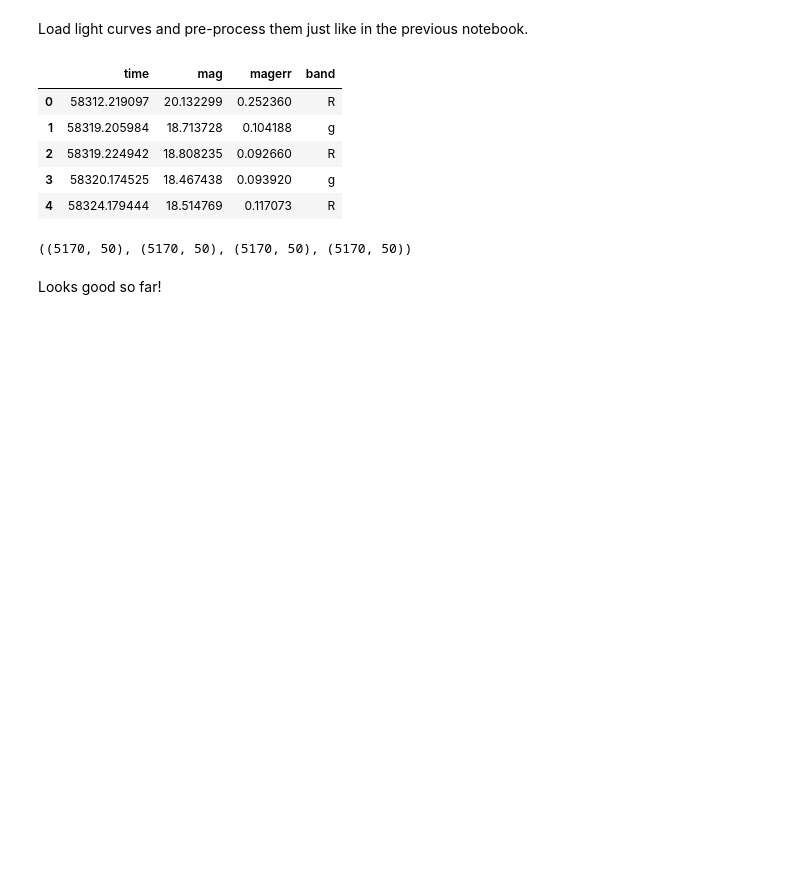
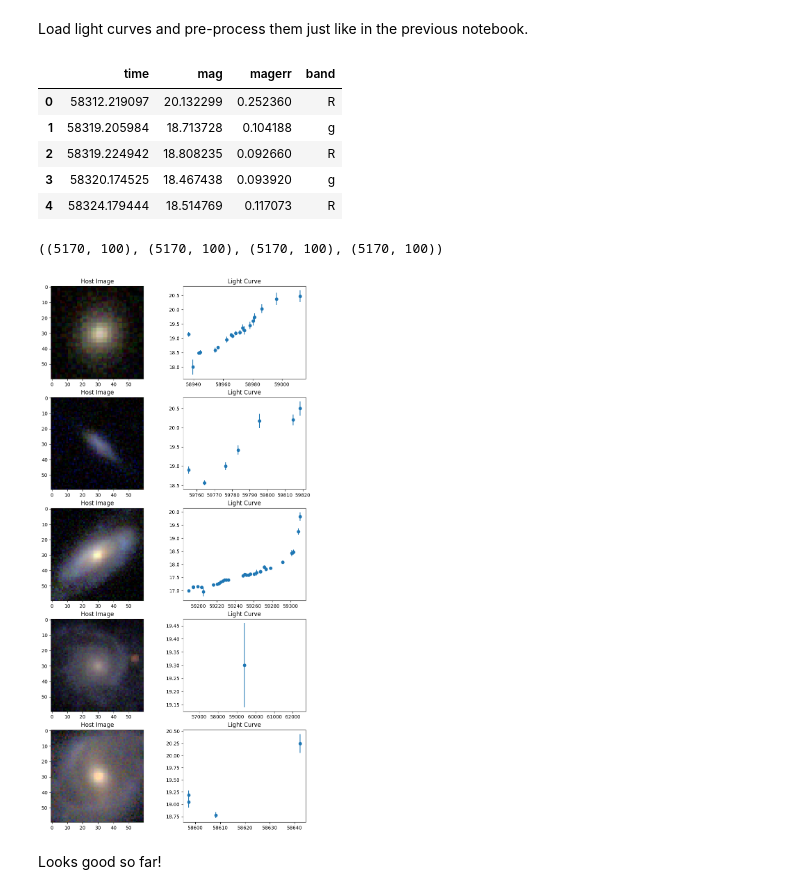
Before and after one commit to ThomasHelfer/multimodal-supernovae, a Jupyter notebook: multimodal_ssl/notebooks/03_aligning_representations.ipynb, the cells around one changed output. Drawn from its saved outputs; the diff is of its cells as text; code cells hidden in the pictures; blank space fills up the shorter version.

```diff
--- a/multimodal_ssl/notebooks/03_aligning_representations.ipynb
+++ b/multimodal_ssl/notebooks/03_aligning_representations.ipynb
@@ -59,7 +69,7 @@ light_curve_df.head()
 | 4 | 58324.179444 | 18.514769 | 0.117073 | R |
 # %%
 band = 'R'
-n_max_obs = 50
+n_max_obs = 100
 
 lightcurve_files = os.listdir(dir_light_curves)
 
@@ -94,9 +104,9 @@ for filename in tqdm(lightcurve_files):
             mask_list.append(mask)
 
             # Pad the arrays with zeros
-            time = np.pad(df_band['mag'], (0, n_max_obs - len(df_band['mag'])), 'constant')
-            mag = np.pad(df_band['magerr'], (0, n_max_obs - len(df_band['magerr'])), 'constant')
-            magerr = np.pad(df_band['time'], (0, n_max_obs - len(df_band['time'])), 'constant')
+            time = np.pad(df_band['time'], (0, n_max_obs - len(df_band['time'])), 'constant')
+            mag = np.pad(df_band['mag'], (0, n_max_obs - len(df_band['mag'])), 'constant')
+            magerr = np.pad(df_band['magerr'], (0, n_max_obs - len(df_band['magerr'])), 'constant')
 
         time_list.append(time)
         mag_list.append(mag)
@@ -110,7 +120,20 @@ mask_ary = np.array(mask_list)
 # Inspect shapes
 time_ary.shape, mag_ary.shape, magerr_ary.shape, mask_ary.shape
 # %% [output]
-((5170, 50), (5170, 50), (5170, 50), (5170, 50))
+((5170, 100), (5170, 100), (5170, 100), (5170, 100))
+# %%
+# Plot some corresponding light curves and host images (in two columns)
+n_rows = 5
+n_cols = 2
+fig, axs = plt.subplots(n_rows, n_cols, figsize=(10, 20))
+
+for i in range(n_rows):
+    axs[i, 0].imshow(host_imgs[i].permute(1, 2, 0))
+    axs[i, 0].set_title("Host Image")
+    axs[i, 1].errorbar(time_ary[i][mask_ary[i]], mag_ary[i][mask_ary[i]], yerr=magerr_ary[i][mask_ary[i]], fmt='o')
+    axs[i, 1].set_title("Light Curve")
+# %% [output]
+[figure, added]
 # %% [markdown]
 Looks good so far!
 # %% [markdown]
```
Also changed, not shown: parts of 34 cells of this notebook, 5 other files.
